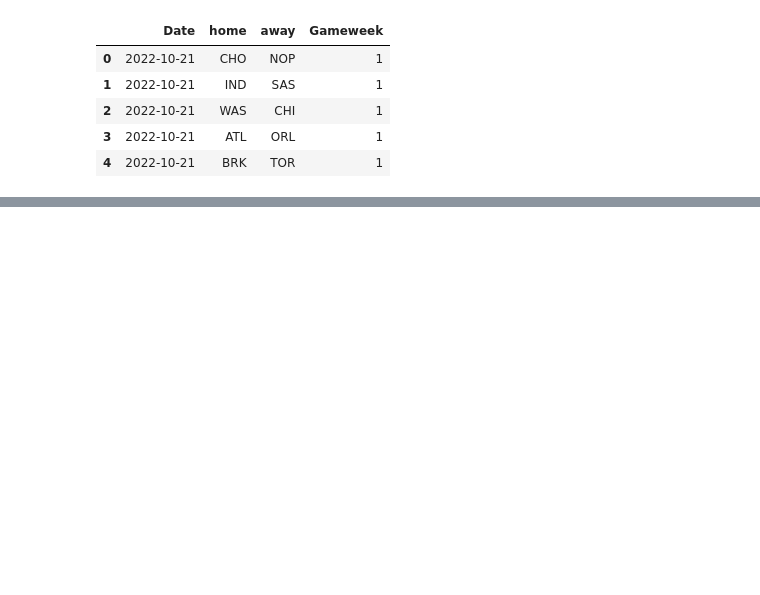
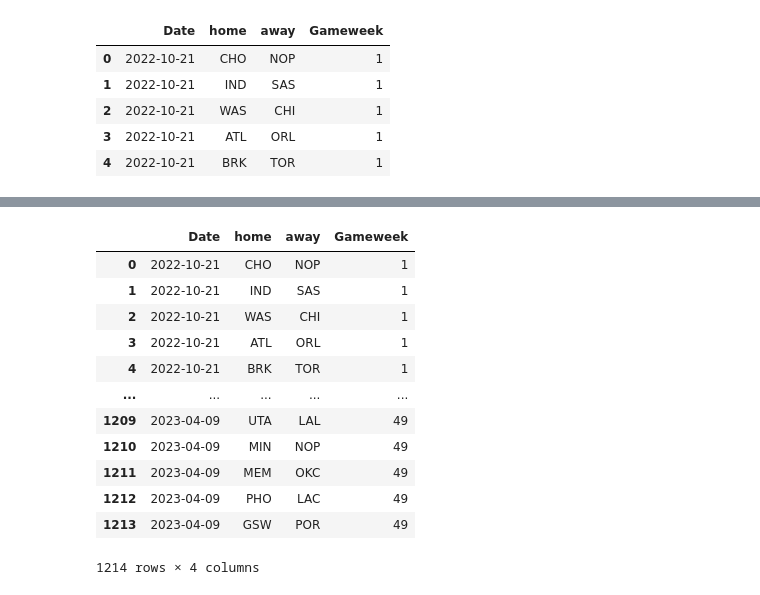
Before and after one commit to martinbog19/SORARE_lineup_builder, a Jupyter notebook: lineup_builder.ipynb, the cells around one changed output, grey strips where cells are left out. Cells and saved outputs as stored; diff of their text form; code cells hidden in the pictures; blank space fills up the shorter version.

```diff
--- a/lineup_builder.ipynb
+++ b/lineup_builder.ipynb
@@ -411,0 +325,16 @@ data_live = data_live.reset_index(drop = True)
+# %%
+schedule
+# %% [output]
+|  | Date | home | away | Gameweek |
+| 0 | 2022-10-21 | CHO | NOP | 1 |
+| 1 | 2022-10-21 | IND | SAS | 1 |
+| 2 | 2022-10-21 | WAS | CHI | 1 |
+| 3 | 2022-10-21 | ATL | ORL | 1 |
+| 4 | 2022-10-21 | BRK | TOR | 1 |
+| ... | ... | ... | ... | ... |
+| 1209 | 2023-04-09 | UTA | LAL | 49 |
+| 1210 | 2023-04-09 | MIN | NOP | 49 |
+| 1211 | 2023-04-09 | MEM | OKC | 49 |
+| 1212 | 2023-04-09 | PHO | LAC | 49 |
+| 1213 | 2023-04-09 | GSW | POR | 49 |
+1214 rows × 4 columns
```
Also changed, not shown: parts of 11 cells of this notebook, 4 other files.
